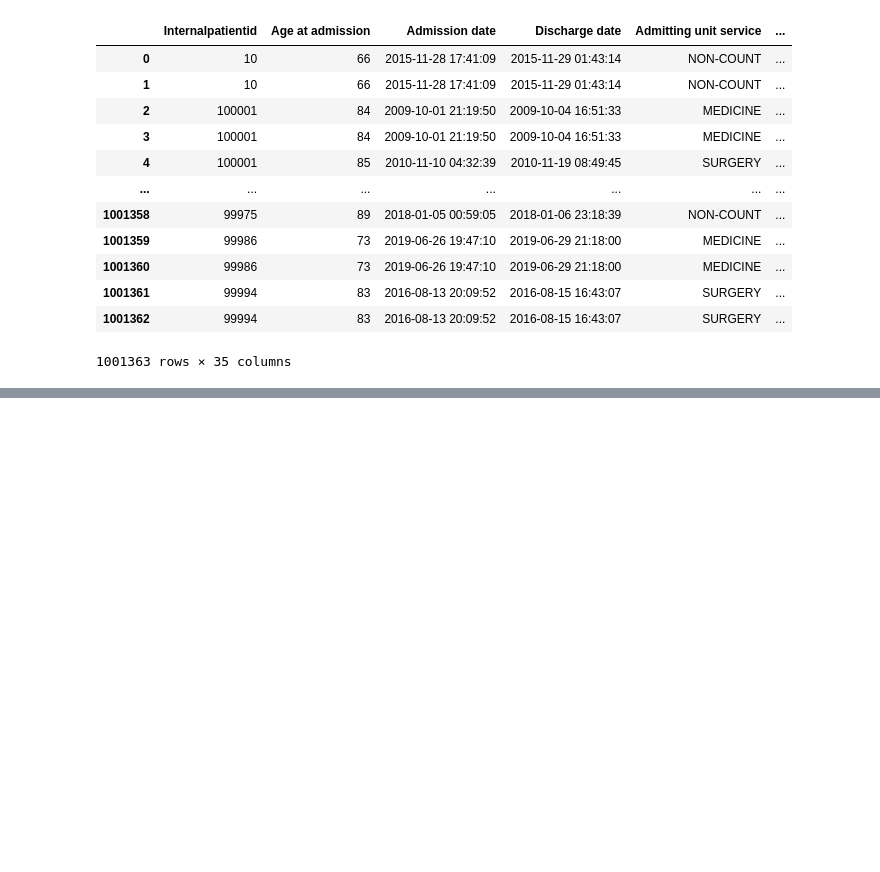
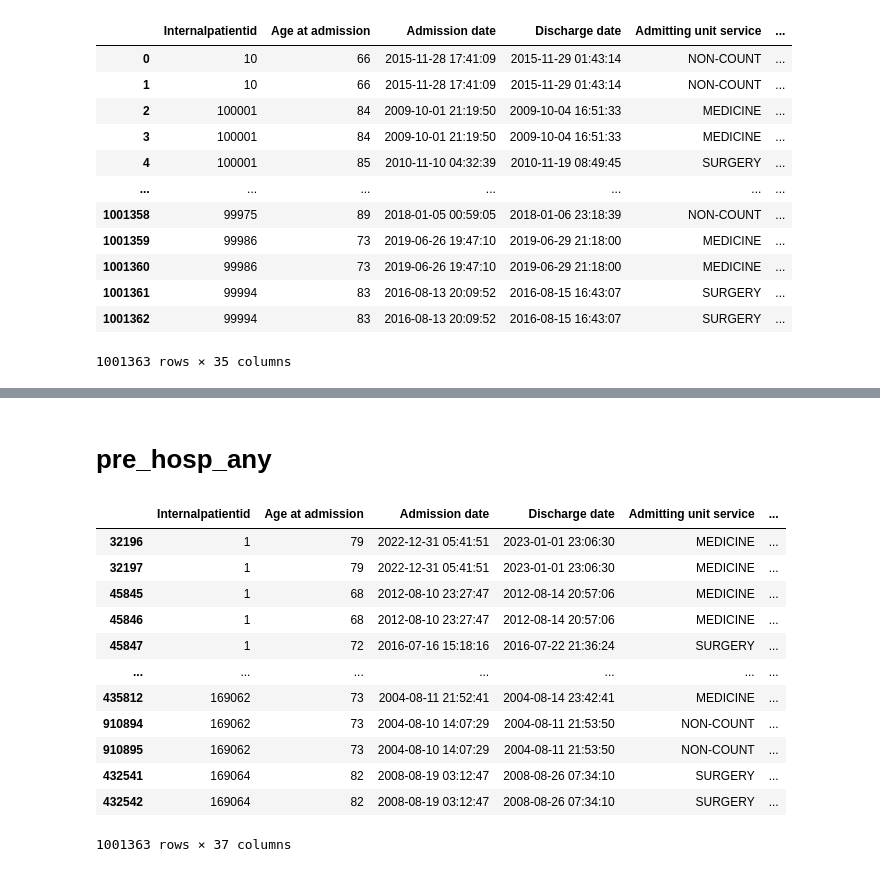
Before and after one commit to victormurcia/VCHAMPS, a Jupyter notebook: VCHAMPS_Gauging_Patient_Sickness_During_Hospitalization.ipynb, the cells around one changed output, grey strips where cells are left out. Cells and saved outputs as stored; diff of their text form; code cells hidden in the pictures; blank space fills up the shorter version.

```diff
--- a/VCHAMPS_Gauging_Patient_Sickness_During_Hospitalization.ipynb
+++ b/VCHAMPS_Gauging_Patient_Sickness_During_Hospitalization.ipynb
@@ -1179,0 +1360,3 @@ inpatient_admissions_df
+# %%
+inpatient_admissions_df = pd.read_parquet('/content/drive/MyDrive/VCHAMPS - Final Train Data/inpatient_admissions.parquet')
+inpatient_admissions_df
@@ -1179,0 +1377,3 @@ inpatient_admissions_df
+# %%
+inpatient_admissions_df['length_of_stay'] = (inpatient_admissions_df['Discharge date'] - inpatient_admissions_df['Admission date']).dt.days
+inpatient_admissions_df
@@ -1179,0 +1394,24 @@ inpatient_admissions_df
+# %% [markdown]
+# pre_hosp_any
+# %%
+# Step 1: Sort the dataframe by 'Internalpatientid' and 'Encounter ID' to ensure proper order
+inpatient_admissions_df = inpatient_admissions_df.sort_values(by=['Internalpatientid', 'Encounter ID'])
+
+# Step 2: Calculate the count of hospitalizations prior to the target hospitalization
+inpatient_admissions_df['pre_hosp_any'] = inpatient_admissions_df.groupby('Internalpatientid').cumcount()
+
+inpatient_admissions_df
+# %% [output]
+|  | Internalpatientid | Age at admission | Admission date | Discharge date | Admitting unit service | ... |
+| 32196 | 1 | 79 | 2022-12-31 05:41:51 | 2023-01-01 23:06:30 | MEDICINE | ... |
+| 32197 | 1 | 79 | 2022-12-31 05:41:51 | 2023-01-01 23:06:30 | MEDICINE | ... |
+| 45845 | 1 | 68 | 2012-08-10 23:27:47 | 2012-08-14 20:57:06 | MEDICINE | ... |
+| 45846 | 1 | 68 | 2012-08-10 23:27:47 | 2012-08-14 20:57:06 | MEDICINE | ... |
+| 45847 | 1 | 72 | 2016-07-16 15:18:16 | 2016-07-22 21:36:24 | SURGERY | ... |
+| ... | ... | ... | ... | ... | ... | ... |
+| 435812 | 169062 | 73 | 2004-08-11 21:52:41 | 2004-08-14 23:42:41 | MEDICINE | ... |
+| 910894 | 169062 | 73 | 2004-08-10 14:07:29 | 2004-08-11 21:53:50 | NON-COUNT | ... |
+| 910895 | 169062 | 73 | 2004-08-10 14:07:29 | 2004-08-11 21:53:50 | NON-COUNT | ... |
+| 432541 | 169064 | 82 | 2008-08-19 03:12:47 | 2008-08-26 07:34:10 | SURGERY | ... |
+| 432542 | 169064 | 82 | 2008-08-19 03:12:47 | 2008-08-26 07:34:10 | SURGERY | ... |
+1001363 rows × 37 columns
```
Also changed, not shown: parts of 27 cells of this notebook.
